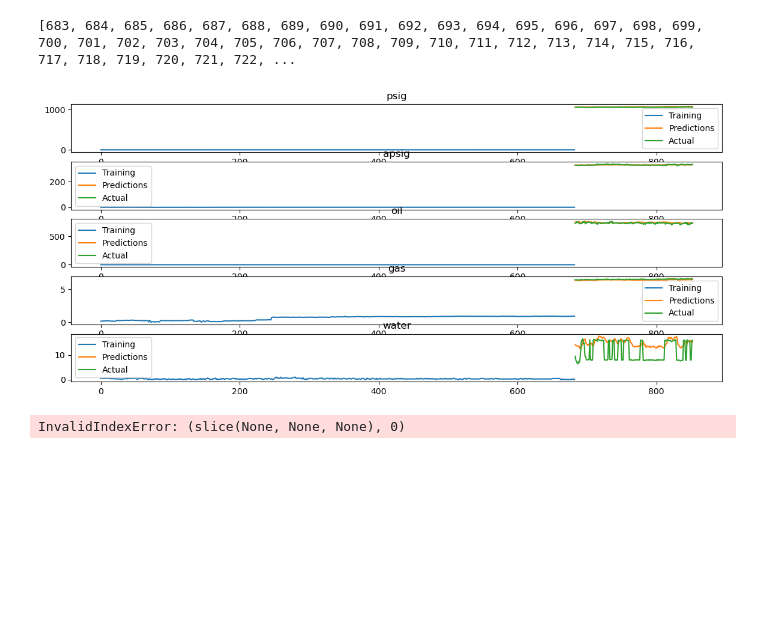
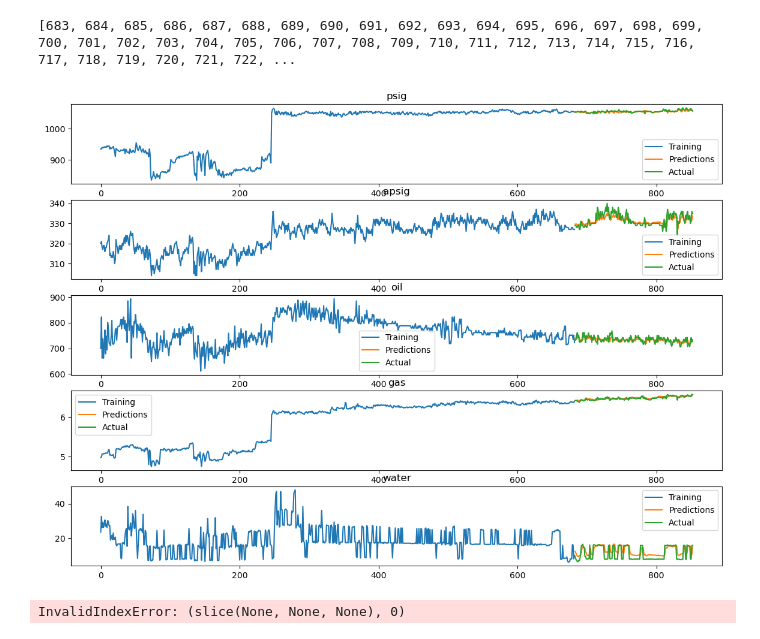
Before and after one commit to Dzyfhuba/lstm-prototype, a Jupyter notebook: Copy_of_app4.ipynb, the cells around one changed output. Drawn from its saved outputs; the diff is of its cells as text; code cells hidden in the pictures; blank space fills up the shorter version.

```diff
--- a/Copy_of_app4.ipynb
+++ b/Copy_of_app4.ipynb
@@ -353,12 +388,6 @@ class LSTM:
 # X = np.random.rand(100, 5)
 # Y = np.random.rand(100, 5)
 
-lstm = LSTM(input_size=5, hidden_size=50, output_size=5)
-lstm.train(train_X, train_y)
-
-predictions = lstm.predict(test_X)
-print(predictions)
-
-mse, rmse = lstm.evaluate(test_X, test_y)
-print(f'MSE: {mse}, RMSE: {rmse}')
+lstm = LSTM(input_size=5, hidden_size=100, output_size=5)
+lstm.train(train_X, train_y, epochs=1000)
 # %% [output]
@@ -396,8 +449,10 @@ array([[0.43103448, 0.44444445],
 
 predictions = denormalize_dataframe(pd.DataFrame(predictions, columns=df_choke_38.columns), df_choke_38)
 test_y = denormalize_dataframe(pd.DataFrame(test_y, columns=df_choke_38.columns), df_choke_38)
+train_X = denormalize_dataframe(pd.DataFrame(train_X, columns=df_choke_38.columns), df_choke_38)
 
 print(predictions)
 print(test_y)
+print(train_X)
 # %% [output]
             psig       apsig         oil       gas      water
@@ -427,18 +482,18 @@ print(list(range(train_X.shape[0], train_X.shape[0] + predictions.shape[0])))
 [683, 684, 685, 686, 687, 688, 689, 690, 691, 692, 693, 694, 695, 696, 697, 698, 699, 700, 701, 702, 703, 704, 705, 706, 707, 708, 709, 710, 711, 712, 713, 714, 715, 716, 717, 718, 719, 720, 721, 722, ...
 # %%
 # create plot the predictions and actual comparison
-fix, axs = plt.subplots(figsize=(14, 6), nrows=5)
+fix, axs = plt.subplots(figsize=(14, 10), nrows=5)
 
 for i, ax in enumerate(axs):
-    ax.plot(list(range(0, train_X.shape[0])), train_X[:,i], label='Training')
+    ax.plot(list(range(0, train_X.shape[0])), train_X.iloc[:,i], label='Training')
     ax.plot(list(range(train_X.shape[0], train_X.shape[0] + predictions.shape[0])), predictions.iloc[:,i], label='Predictions')
     ax.plot(list(range(train_X.shape[0], train_X.shape[0] + test_y.shape[0])), test_y.iloc[:,i], label='Actual')
     ax.set_title(df_choke_38_normalized.columns[i])
     ax.legend()
 
 plt.show()
 # %% [output]
-[figure, old version]
+[figure, new version]
 # %%
 # summarize history for loss
 plt.figure(figsize=(10, 6))
```
Also changed, not shown: parts of 4 cells of this notebook.
